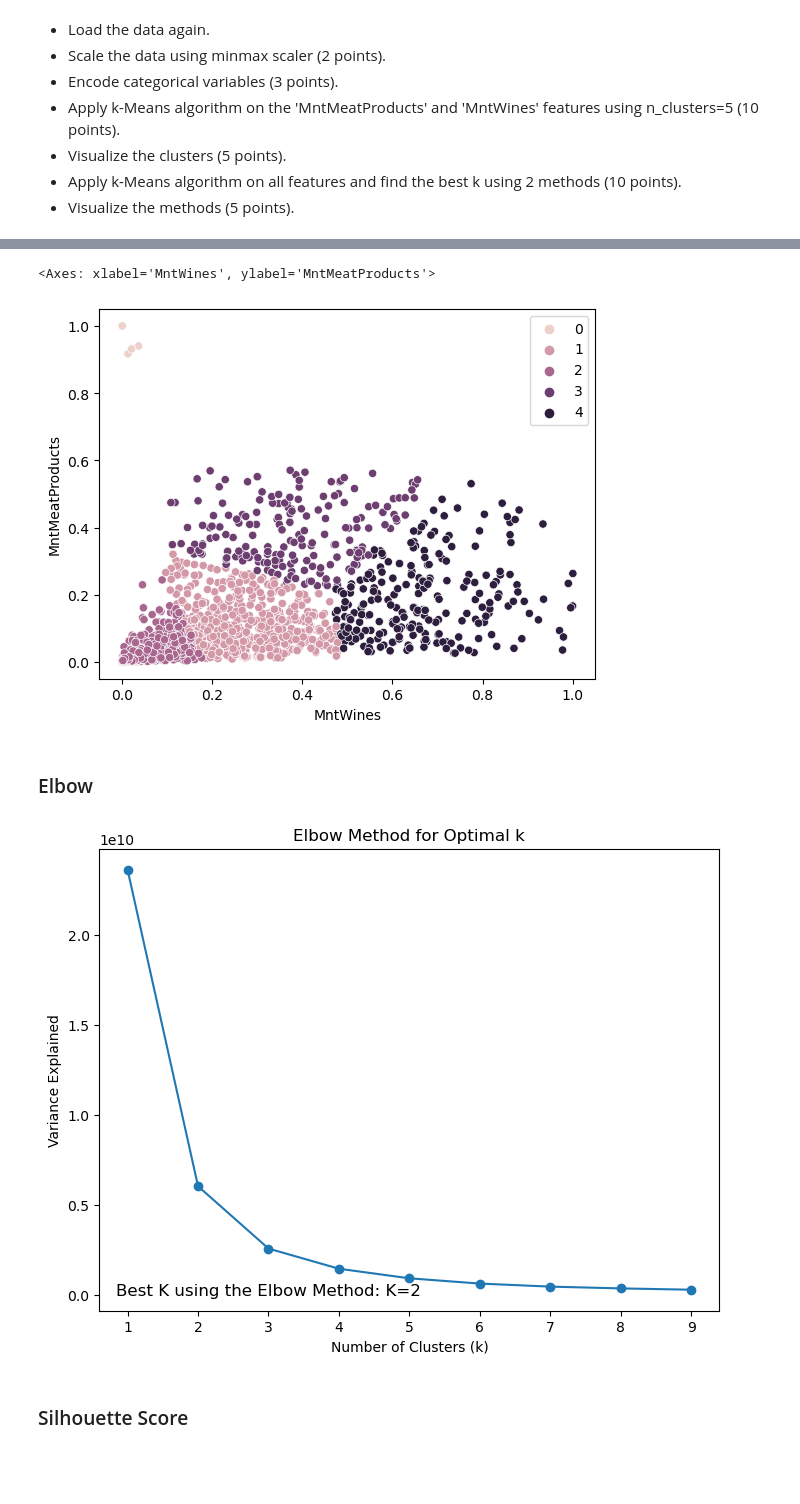
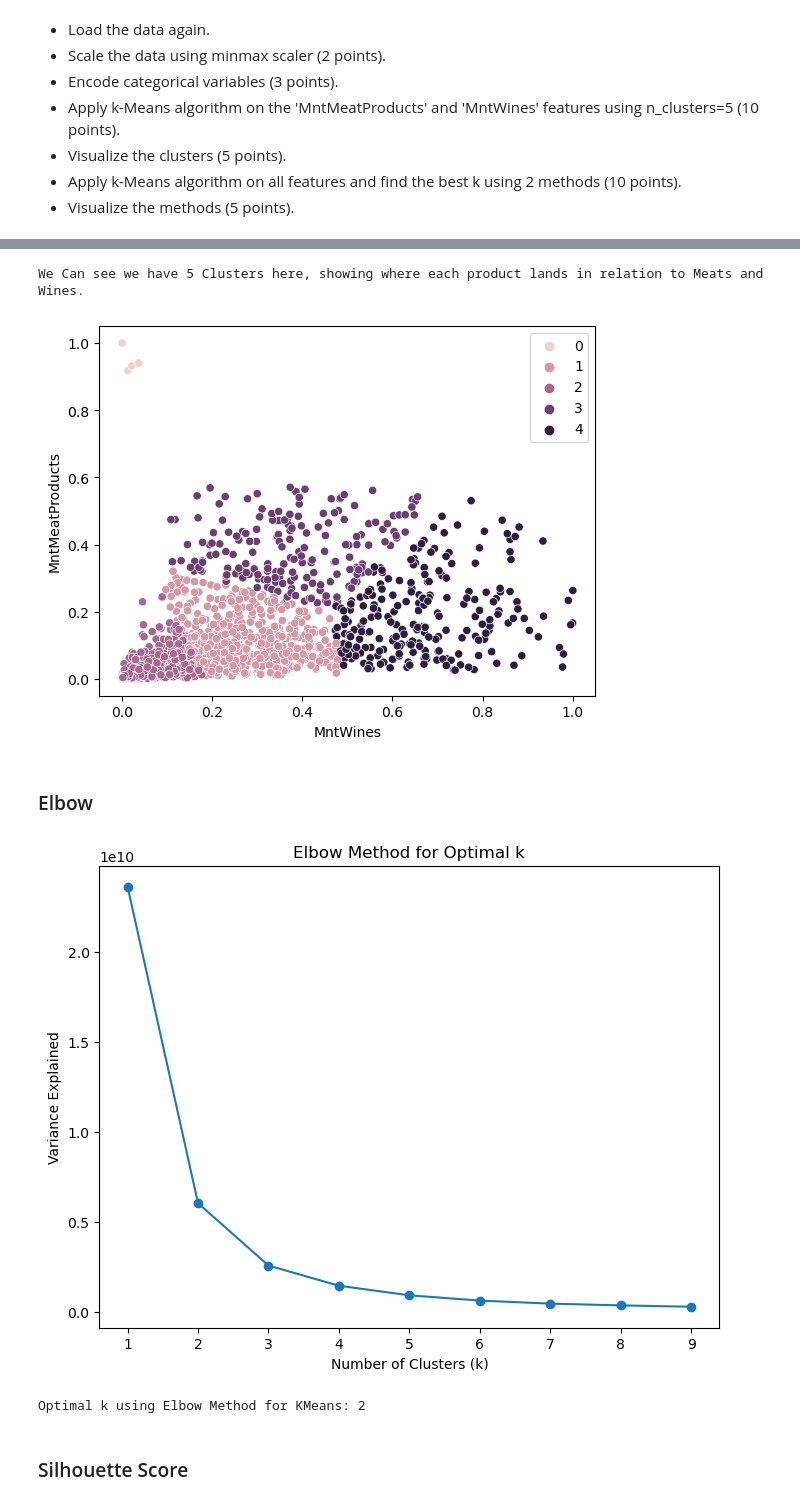
Before and after one commit to AbedShowgan/ML_HW, a Jupyter notebook: HW1_ML/ML_EX1.ipynb, the cells around one changed output, grey strips where cells are left out. Cells and saved outputs as stored; diff of their text form; code cells hidden in the pictures; blank space fills up the shorter version.

```diff
--- a/HW1_ML/ML_EX1.ipynb
+++ b/HW1_ML/ML_EX1.ipynb
@@ -266,40 +214,47 @@ res = KMeans(n_clusters = 5, random_state = 0,n_init = 1)
 res.fit(extracted_data_set)
 # Visualize the clusters
 sns.scatterplot(data = extracted_data_set, x = 'MntWines', y = 'MntMeatProducts', hue = res.labels_)
+print("We Can see we have 5 Clusters here, showing where each product lands in relation to Meats and Wines.")
 # %% [output]
-<Axes: xlabel='MntWines', ylabel='MntMeatProducts'>
+We Can see we have 5 Clusters here, showing where each product lands in relation to Meats and Wines.
 [figure]
 # %% [markdown]
 ### Elbow
 # %%
 # Define the number of clusters to test (you can choose a range)
 k_vals = range(1, 10)
 df_copy = final_data.copy()
 df_copy.fillna(0, inplace=True)
 df_copy_no_date = df_copy.drop(columns=['Dt_Customer'])
 df_no_id_no_date = df_copy_no_date.drop(columns=['ID'])
 # Initialize an empty list to store the variance explained for each k
 variance_per_k = []
 
 # Fit KMeans with different values of k and calculate variance explained
 for k in k_vals:
     kmeans = KMeans(n_clusters=k, random_state=0,n_init=10)
     kmeans.fit(df_copy_no_date)
     variance_per_k.append(kmeans.inertia_)  # kmeans.inertia_ gives the variance explained by the model
 
-# Plot the elbow curve
+    # Determine the optimal k based on the elbow in the plot
+optimal_k_kmeans_elbow = np.argmin(np.diff(variance_per_k)) + 2  # Add 2 because the index starts from 0
+
+
 plt.figure(figsize=(8, 6))
 plt.plot(k_vals, variance_per_k, marker='o')
 plt.title('Elbow Method for Optimal k')
 plt.xlabel('Number of Clusters (k)')
 plt.ylabel('Variance Explained')
-plt.text(3, -2, 'Best K using the Elbow Method: K=2', fontsize=12, ha='center')
+# # Show the plot
+plt.show()
 
-# # Show the plot
-# plt.legend()
-plt.show()
+# Print the optimal k for KMeans using Elbow Method
+print(f"Optimal k using Elbow Method for KMeans: {optimal_k_kmeans_elbow}")
+
+#The optimal k we got by using Elbow Method is k=2, because it is where the inertia starts to slow down.
 # %% [output]
-[figure, old version]
+[figure, new version]
+Optimal k using Elbow Method for KMeans: 2
 # %% [markdown]
 ### Silhouette Score
 # %%
```
Also changed, not shown: parts of 21 cells of this notebook, 3 other files.
